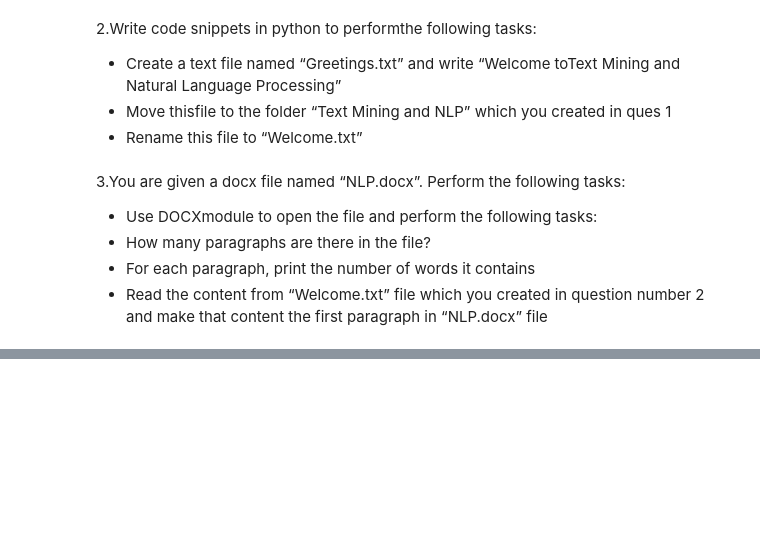
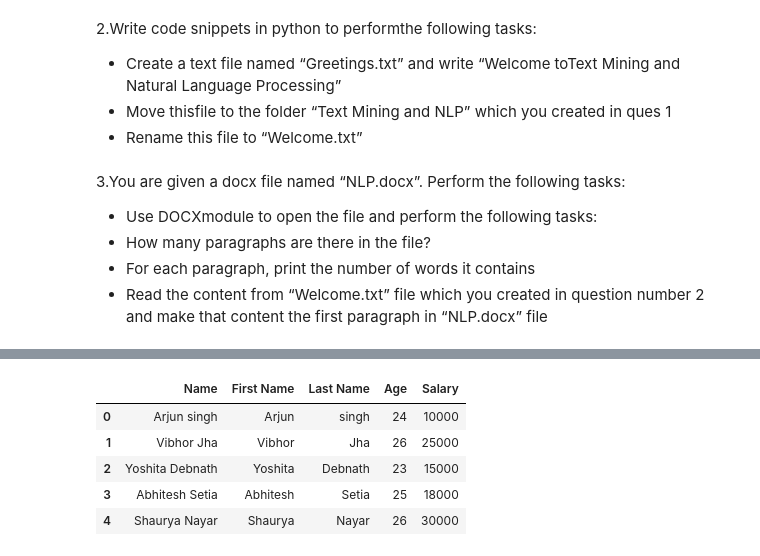
Before and after one commit to kumaramardeep342/Colab-Work, a Jupyter notebook: Edureka_AI__NLP_M1_CaseStudy1.ipynb, the cells around one changed output, grey strips where cells are left out. Cells and saved outputs as stored; diff of their text form; code cells hidden in the pictures; blank space fills up the shorter version.

```diff
--- a/Edureka_AI__NLP_M1_CaseStudy1.ipynb
+++ b/Edureka_AI__NLP_M1_CaseStudy1.ipynb
@@ -25,0 +49,14 @@
+# %%
+#Split the name as first name and last name and make two separate columns as shown
+# in Name column white space is present hence stripping the columns
+EmployeeDetails.columns = EmployeeDetails.columns.str.strip()
+EmployeeDetails[['First Name', 'Last Name']] = EmployeeDetails['Name'].str.split(' ', expand=True, n=1)
+EmployeeDetails = EmployeeDetails[['Name','First Name', 'Last Name', 'Age', 'Salary']].copy()
+EmployeeDetails.head()
+# %% [output]
+|  | Name | First Name | Last Name | Age | Salary |
+| 0 | Arjun singh | Arjun | singh | 24 | 10000 |
+| 1 | Vibhor Jha | Vibhor | Jha | 26 | 25000 |
+| 2 | Yoshita Debnath | Yoshita | Debnath | 23 | 15000 |
+| 3 | Abhitesh Setia | Abhitesh | Setia | 25 | 18000 |
+| 4 | Shaurya Nayar | Shaurya | Nayar | 26 | 30000 |
```
Also changed, not shown: parts of 5 cells of this notebook.
